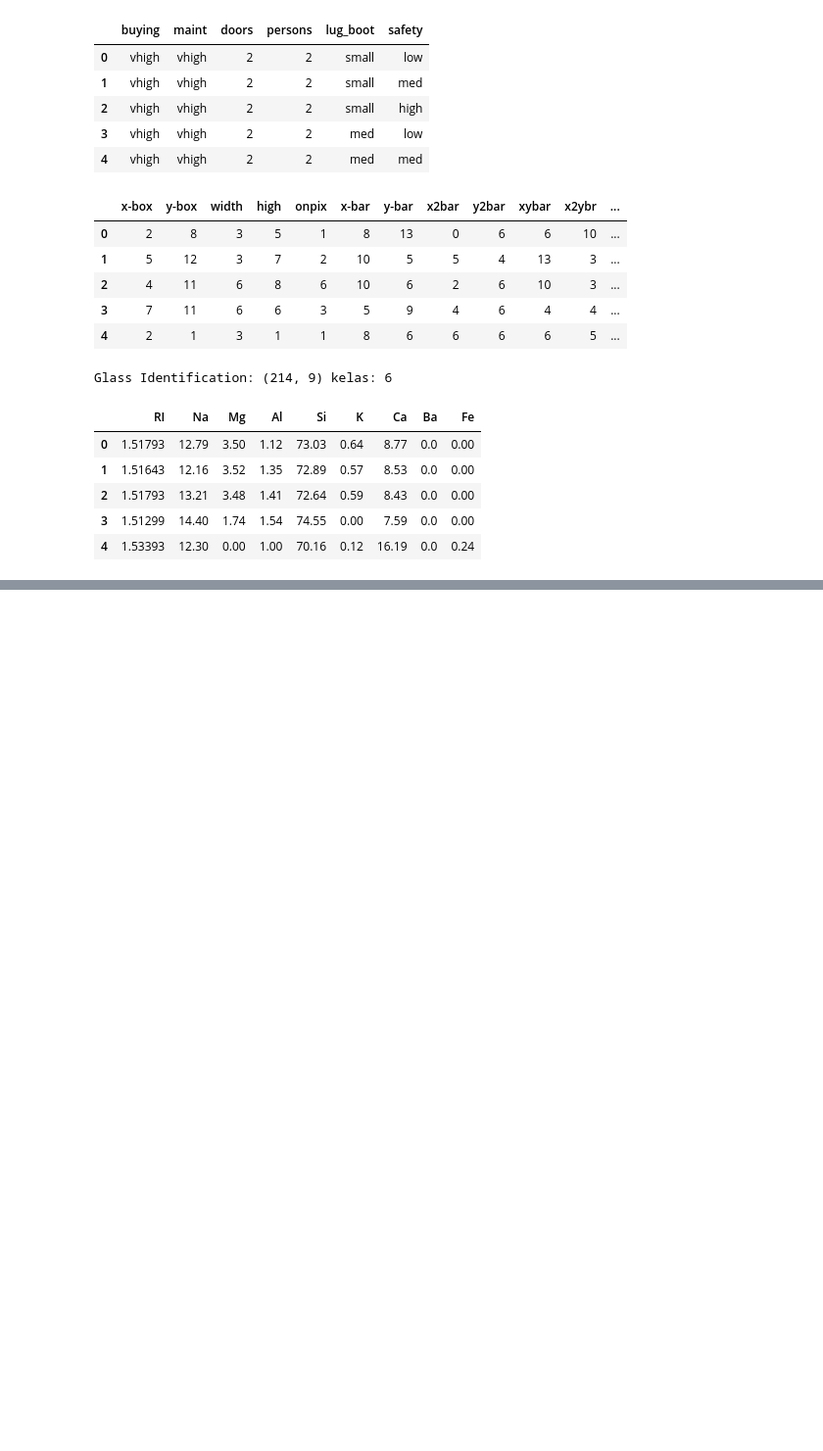
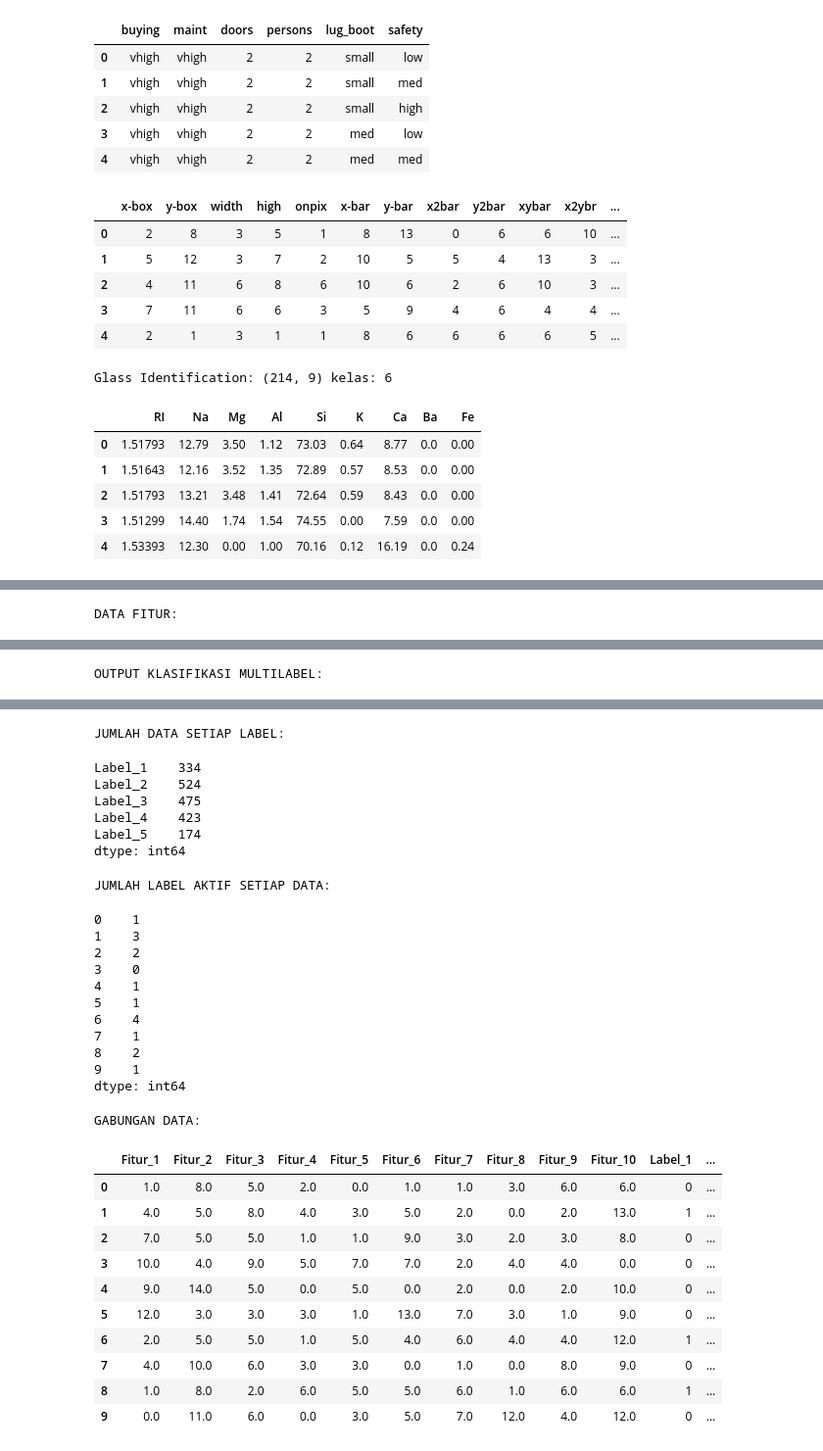
Before and after one commit to andifadillah1616/PROJECT-MACHINE-LEARNING, a Jupyter notebook: Pertemuan 13/dataset_klasifikasi.ipynb, the cells around one changed output, grey strips where cells are left out. Shown at 98% size. Saved outputs shown, nothing was run; the diff lists cells and outputs as text; code cells hidden in the pictures; blank space fills up the shorter version.

```diff
--- a/Pertemuan 13/dataset_klasifikasi.ipynb
+++ b/Pertemuan 13/dataset_klasifikasi.ipynb
@@ -171,12 +183,39 @@ Glass Identification: (214, 9) kelas: 6
 # %%
-# Membaca file ARFF multilabel yang sudah diunduh
-# Instal pustaka: %pip install liac-arff pandas
+import pandas as pd
+from sklearn.datasets import make_multilabel_classification
 
-import arff
-import pandas as pd
+# Membuat dataset multilabel
+X, Y = make_multilabel_classification(
+    n_samples=1000,
+    n_features=10,
+    n_classes=5,
+    n_labels=2,
+    random_state=42,
+    return_indicator="dense"
+)
 
-def baca_arff(lokasi_file):
-    with open(lokasi_file, "r", encoding="utf-8") as file:
-        data = arff.load(file)
-    nama_kolom = [atribut[0] for atribut in data["attributes"]]
-    return pd.DataFrame(data["data"], columns=nama_kolom)
+# Mengubah menjadi DataFrame pandas
+kolom_fitur = [f"Fitur_{i+1}" for i in range(10)]
+kolom_label = [f"Label_{i+1}" for i in range(5)]
+
+df_X = pd.DataFrame(X, columns=kolom_fitur)
+df_Y = pd.DataFrame(Y, columns=kolom_label)
+
+# Menampilkan hasil
+print("DATA FITUR:")
+display(df_X.head(10))
+
+print("OUTPUT KLASIFIKASI MULTILABEL:")
+display(df_Y.head(10))
+
+print("JUMLAH DATA SETIAP LABEL:")
+display(df_Y.sum())
+
+print("JUMLAH LABEL AKTIF SETIAP DATA:")
+display(df_Y.sum(axis=1).head(10))
+
+print("GABUNGAN DATA:")
+df_multilabel = pd.concat([df_X, df_Y], axis=1)
+display(df_multilabel.head(10))
+# %% [output]
+DATA FITUR:
@@ -182,0 +233 @@ def baca_arff(lokasi_file):
+OUTPUT KLASIFIKASI MULTILABEL:
@@ -182,0 +245,31 @@ def baca_arff(lokasi_file):
+JUMLAH DATA SETIAP LABEL:
+Label_1    334
+Label_2    524
+Label_3    475
+Label_4    423
+Label_5    174
+dtype: int64
+JUMLAH LABEL AKTIF SETIAP DATA:
+0    1
+1    3
+2    2
+3    0
+4    1
+5    1
+6    4
+7    1
+8    2
+9    1
+dtype: int64
+GABUNGAN DATA:
+|  | Fitur_1 | Fitur_2 | Fitur_3 | Fitur_4 | Fitur_5 | Fitur_6 | Fitur_7 | Fitur_8 | Fitur_9 | Fitur_10 | Label_1 | ... |
+| 0 | 1.0 | 8.0 | 5.0 | 2.0 | 0.0 | 1.0 | 1.0 | 3.0 | 6.0 | 6.0 | 0 | ... |
+| 1 | 4.0 | 5.0 | 8.0 | 4.0 | 3.0 | 5.0 | 2.0 | 0.0 | 2.0 | 13.0 | 1 | ... |
+| 2 | 7.0 | 5.0 | 5.0 | 1.0 | 1.0 | 9.0 | 3.0 | 2.0 | 3.0 | 8.0 | 0 | ... |
+| 3 | 10.0 | 4.0 | 9.0 | 5.0 | 7.0 | 7.0 | 2.0 | 4.0 | 4.0 | 0.0 | 0 | ... |
+| 4 | 9.0 | 14.0 | 5.0 | 0.0 | 5.0 | 0.0 | 2.0 | 0.0 | 2.0 | 10.0 | 0 | ... |
+| 5 | 12.0 | 3.0 | 3.0 | 3.0 | 1.0 | 13.0 | 7.0 | 3.0 | 1.0 | 9.0 | 0 | ... |
+| 6 | 2.0 | 5.0 | 5.0 | 1.0 | 5.0 | 4.0 | 6.0 | 4.0 | 4.0 | 12.0 | 1 | ... |
+| 7 | 4.0 | 10.0 | 6.0 | 3.0 | 3.0 | 0.0 | 1.0 | 0.0 | 8.0 | 9.0 | 0 | ... |
+| 8 | 1.0 | 8.0 | 2.0 | 6.0 | 5.0 | 5.0 | 6.0 | 1.0 | 6.0 | 6.0 | 1 | ... |
+| 9 | 0.0 | 11.0 | 6.0 | 0.0 | 3.0 | 5.0 | 7.0 | 12.0 | 4.0 | 12.0 | 0 | ... |
```
Also changed, not shown: parts of 6 cells of this notebook.
